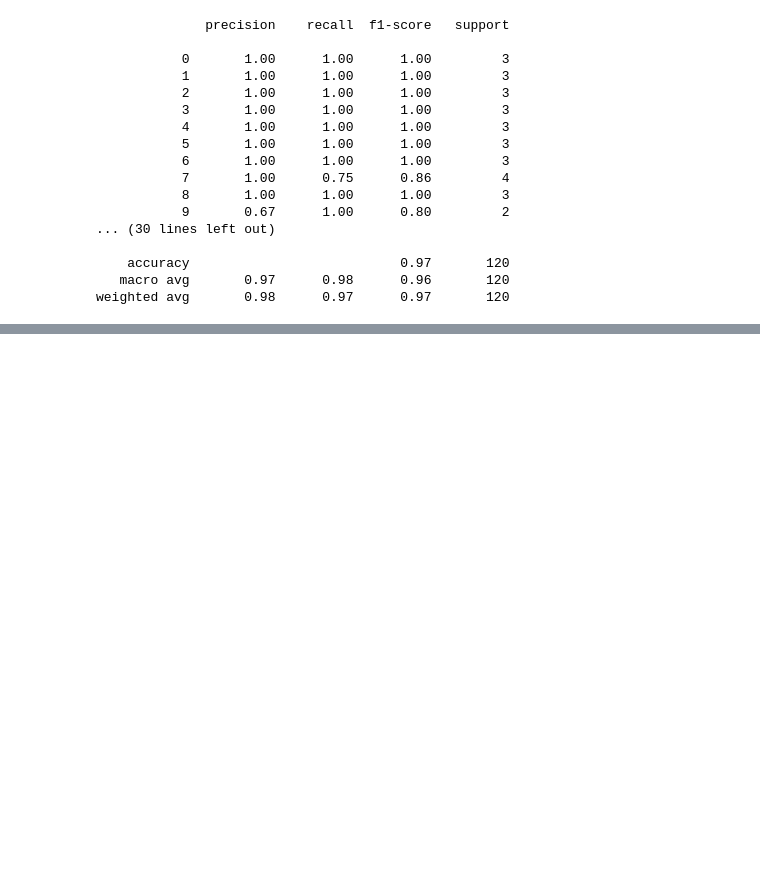
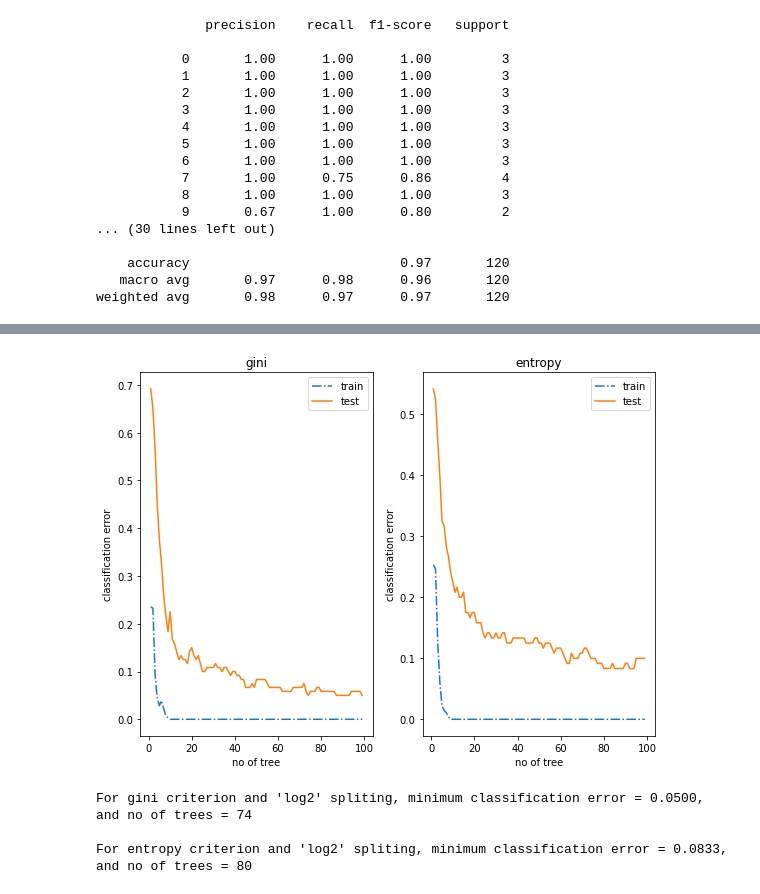
Before and after one commit to Okezzi/SVM-and-RF-on-MNIST-Dataset, a Jupyter notebook: code.ipynb, the cells around one changed output, grey strips where cells are left out. Cells and saved outputs as stored; diff of their text form; code cells hidden in the pictures; blank space fills up the shorter version.

```diff
--- a/code.ipynb
+++ b/code.ipynb
@@ -390,0 +529,44 @@ weighted avg       0.98      0.97      0.97       120
+# %%
+# we plot the classification error for gini and entropy
+
+fig,axes = plt.subplots(1,2,figsize = (8,6))
+# when criterion = 'gini'
+axes[0].plot(tree_range,list1_trainc,'-.',label = 'train')
+axes[0].plot(tree_range,list1_testc, label = 'test')
+
+# when criterion = 'entropy'
+axes[1].plot(tree_range,list2_trainc,'-.',label = 'train' )
+axes[1].plot(tree_range,list2_testc,label = 'test')
+
+axes[0].set_xlabel('no of tree')
+axes[0].set_ylabel('classification error')
+axes[0].set_title('gini')
+axes[0].legend()
+
+axes[1].set_xlabel('no of tree')
+axes[1].set_ylabel('classification error')
+axes[1].set_title('entropy')
+axes[1].legend()
+plt.tight_layout()
+# %% [output]
+[figure, added]
+# %%
+# we find the exact value of the minimum classification error for test set and the corrsponding no of trees
+
+# for gini
+
+min_error1c = min(list1_testc)
+no_tree1 = list1_testc.index(min_error1c) + 1
+
+#for entropy
+min_error2c = min(list2_testc)
+no_tree2 = list2_testc.index(min_error2c)+1
+
+print("For gini criterion and 'log2' spliting, minimum classification error\
+ = %.4f, and no of trees = %d"%(min_error1c,no_tree1))
+print("\nFor entropy criterion and 'log2' spliting, minimum classification error\
+ = %.4f, and no of trees = %d"%(min_error2c,no_tree2))
+# %% [output]
+For gini criterion and 'log2' spliting, minimum classification error = 0.0500, and no of trees = 74
+
+For entropy criterion and 'log2' spliting, minimum classification error = 0.0833, and no of trees = 80
```
Also changed, not shown: parts of 13 cells of this notebook.
